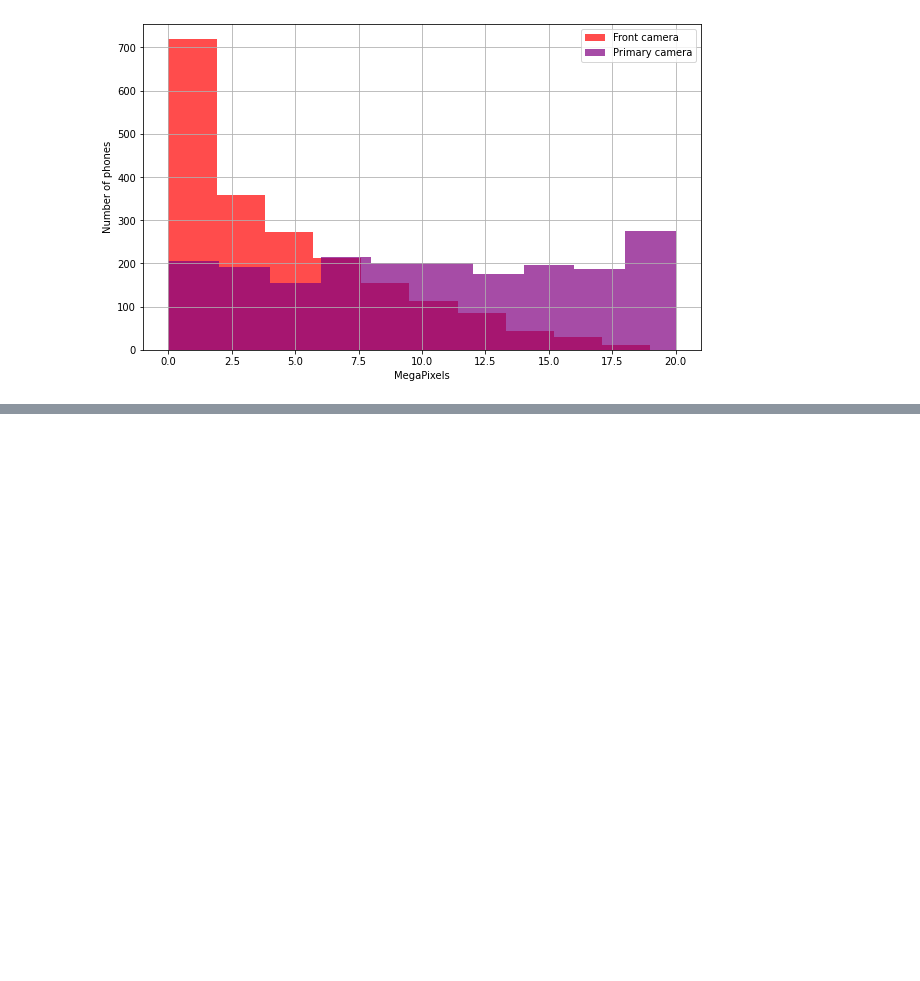
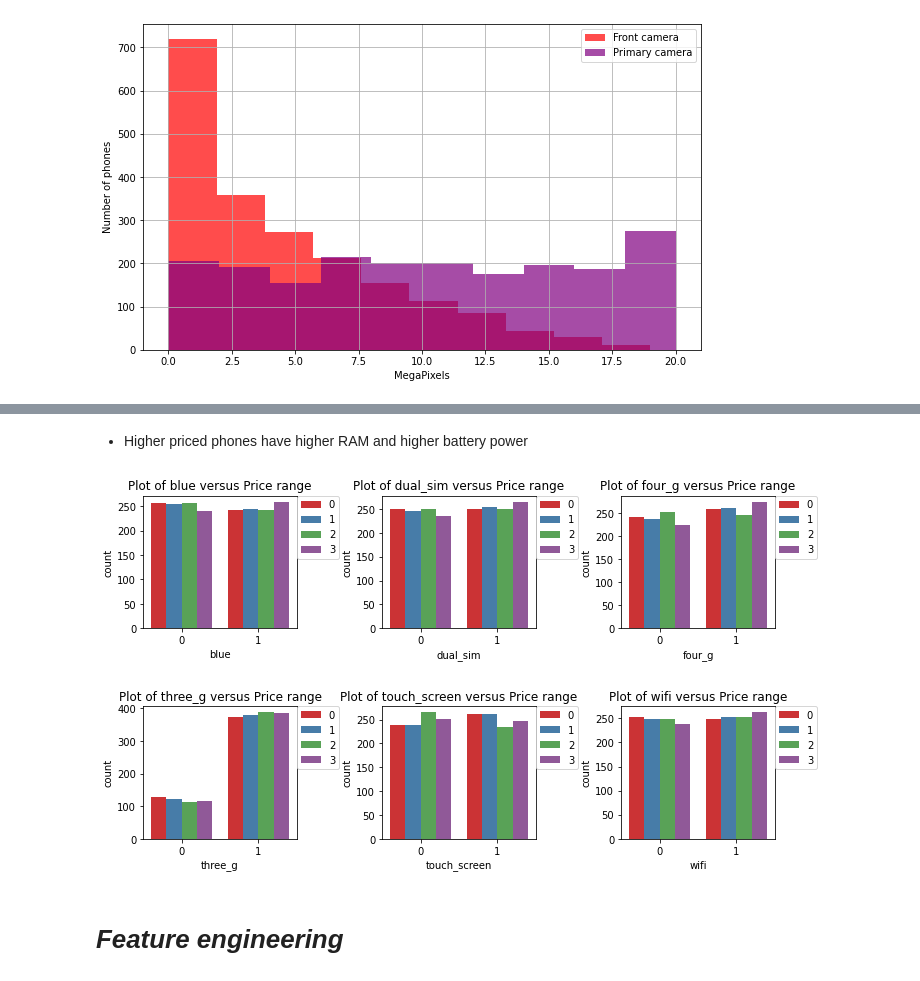
Before and after one commit to RadhikaRM/Mobilepricerangeprediction, a Jupyter notebook: Pricerangeprediction.ipynb, the cells around one changed output, grey strips where cells are left out. Saved outputs shown, nothing was run; the diff lists cells and outputs as text; code cells hidden in the pictures; blank space fills up the shorter version.

```diff
--- a/Pricerangeprediction.ipynb
+++ b/Pricerangeprediction.ipynb
@@ -186,0 +208,16 @@ Text(0, 0.5, 'Number of phones')
+# %% [markdown]
+* Higher priced phones have higher RAM and higher battery power
+# %%
+fig = plt.figure(figsize=(10,8))
+c=1
+for i in ['blue', 'dual_sim', 'four_g', 'three_g', 'touch_screen', 'wifi'] :
+    plt.subplot(3,3, c)
+    sns.countplot(x=i,data=df,hue='price_range',palette='Set1')
+    plt.legend(bbox_to_anchor=(1, 1), loc='upper left', borderaxespad=0)
+    plt.title(f'Plot of {i} versus Price range')
+    c = c + 1
+plt.tight_layout(pad=0.3, w_pad=0.3, h_pad=3.0)
+# %% [output]
+[figure, added]
+# %% [markdown]
+# ***Feature engineering***
```
Also changed, not shown: parts of 24 cells of this notebook.
